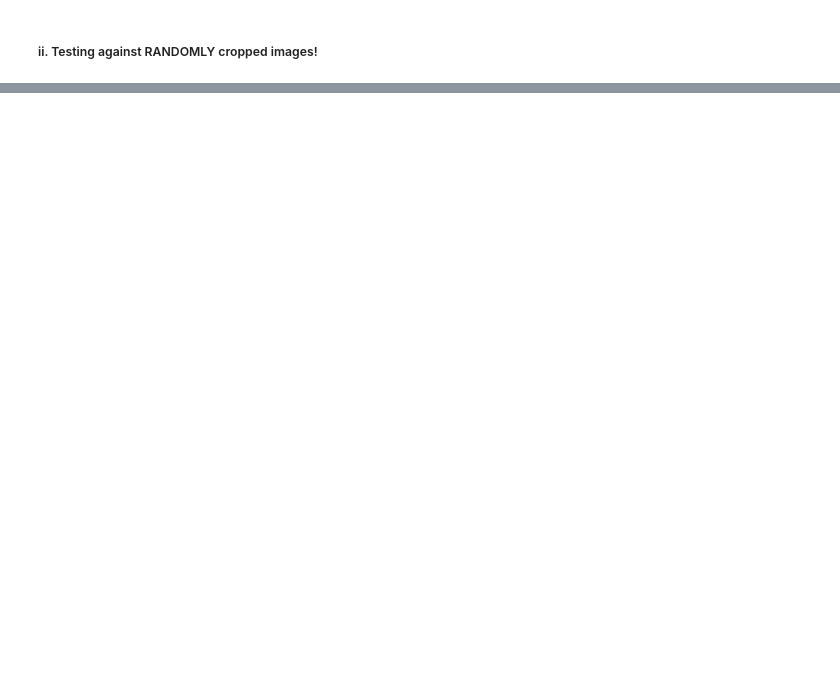
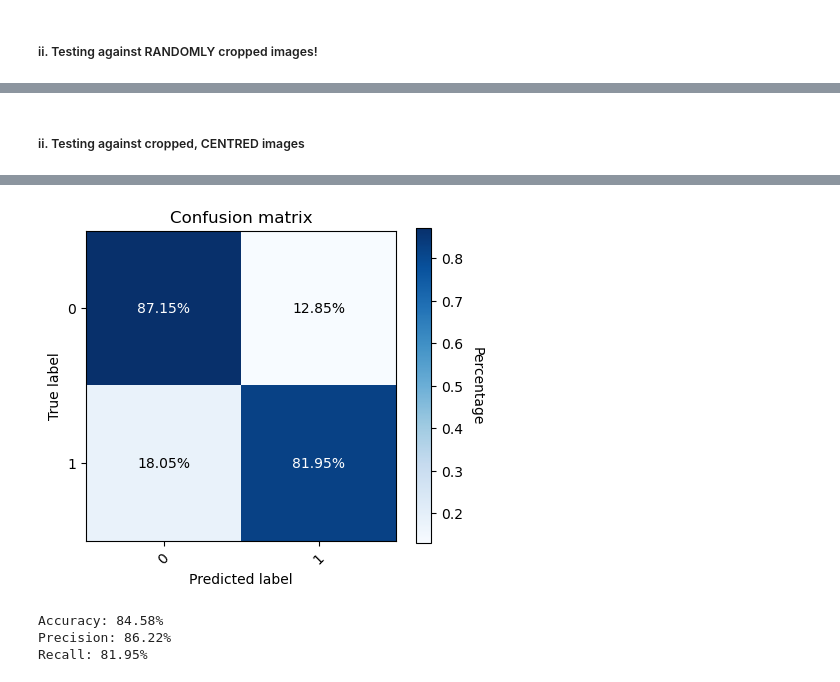
Before and after one commit to natascha-b/PennHonoursThesis, a Jupyter notebook: referenceArchitecture.ipynb, the cells around one changed output, grey strips where cells are left out. Cells and saved outputs as stored; diff of their text form; code cells hidden in the pictures; blank space fills up the shorter version.

Commit message:
updated refArchi testing for translational invariance

```diff
--- a/referenceArchitecture.ipynb
+++ b/referenceArchitecture.ipynb
@@ -599,0 +720,17 @@ plot_roc(fig, ax, y_random_pred, X_test_random_crop[:,:,25:], y_test_random_crop
+# %% [markdown]
+##### ii. Testing against cropped, CENTRED images
+# %%
+y_centre_pred = model5.predict(X_test_centre_crop[:,:,25:]).T[0]
+y_centre_pred_binary = (y_centre_pred > 0.5).astype(int)
+
+acc = accuracy_score(y_test_centre_crop, y_centre_pred_binary)
+precision = precision_score(y_test_centre_crop, y_centre_pred_binary)
+recall = recall_score(y_test_centre_crop, y_centre_pred_binary)
+
+fig, ax = plt.subplots(figsize=(5,5))
+plotConfMatrix(fig, ax, y_test_centre_crop, y_centre_pred_binary)
+
+print(f'Accuracy: {acc*100:.2f}%')
+print(f'Precision: {precision*100:.2f}%')
+print(f'Recall: {recall*100:.2f}%')
+# %% [output]
@@ -599,0 +738,4 @@ plot_roc(fig, ax, y_random_pred, X_test_random_crop[:,:,25:], y_test_random_crop
+[figure, added]
+Accuracy: 84.58%
+Precision: 86.22%
+Recall: 81.95%
```
Also changed, not shown: parts of 47 cells of this notebook, 4 other files.
